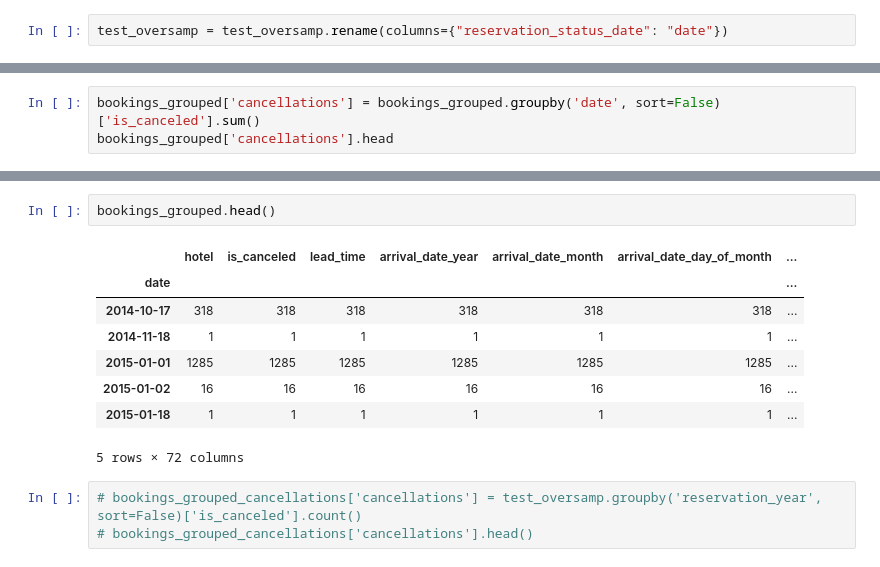
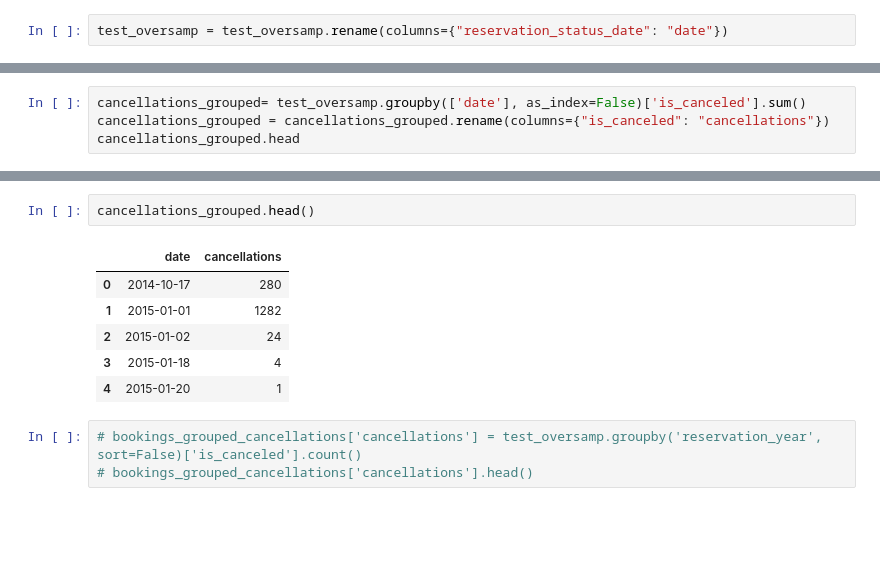
Before and after one commit to hdavis-sandiego/ADS508-Final, a Jupyter notebook: notebooks/02_data_scrub/VS data_scrub.ipynb, the cells around one changed output, grey strips where cells are left out. Saved outputs shown, nothing was run; the diff lists cells and outputs as text; blank space fills up the shorter version.

```diff
--- a/notebooks/02_data_scrub/VS data_scrub.ipynb
+++ b/notebooks/02_data_scrub/VS data_scrub.ipynb
@@ -645,4 +617,5 @@ bookings_grouped.head()
 # %%
-bookings_grouped['cancellations'] = bookings_grouped.groupby('date', sort=False)['is_canceled'].sum()
-bookings_grouped['cancellations'].head
+cancellations_grouped= test_oversamp.groupby(['date'], as_index=False)['is_canceled'].sum()
+cancellations_grouped = cancellations_grouped.rename(columns={"is_canceled": "cancellations"})
+cancellations_grouped.head
 # %% [output]
@@ -686,14 +651,12 @@ memory usage: 525.8 KB
 # %%
-bookings_grouped.head()
+cancellations_grouped.head()
 # %% [output]
-|  | hotel | is_canceled | lead_time | arrival_date_year | arrival_date_month | arrival_date_day_of_month | ... |
-| date |  |  |  |  |  |  | ... |
-| 2014-10-17 | 318 | 318 | 318 | 318 | 318 | 318 | ... |
-| 2014-11-18 | 1 | 1 | 1 | 1 | 1 | 1 | ... |
-| 2015-01-01 | 1285 | 1285 | 1285 | 1285 | 1285 | 1285 | ... |
-| 2015-01-02 | 16 | 16 | 16 | 16 | 16 | 16 | ... |
-| 2015-01-18 | 1 | 1 | 1 | 1 | 1 | 1 | ... |
+|  | date | cancellations |
+| 0 | 2014-10-17 | 280 |
+| 1 | 2015-01-01 | 1282 |
+| 2 | 2015-01-02 | 24 |
+| 3 | 2015-01-18 | 4 |
+| 4 | 2015-01-20 | 1 |
-5 rows × 72 columns
 # %%
 # bookings_grouped_cancellations['cancellations'] = test_oversamp.groupby('reservation_year', sort=False)['is_canceled'].count()
 # bookings_grouped_cancellations['cancellations'].head()
```
Also changed, not shown: parts of 39 cells of this notebook.
